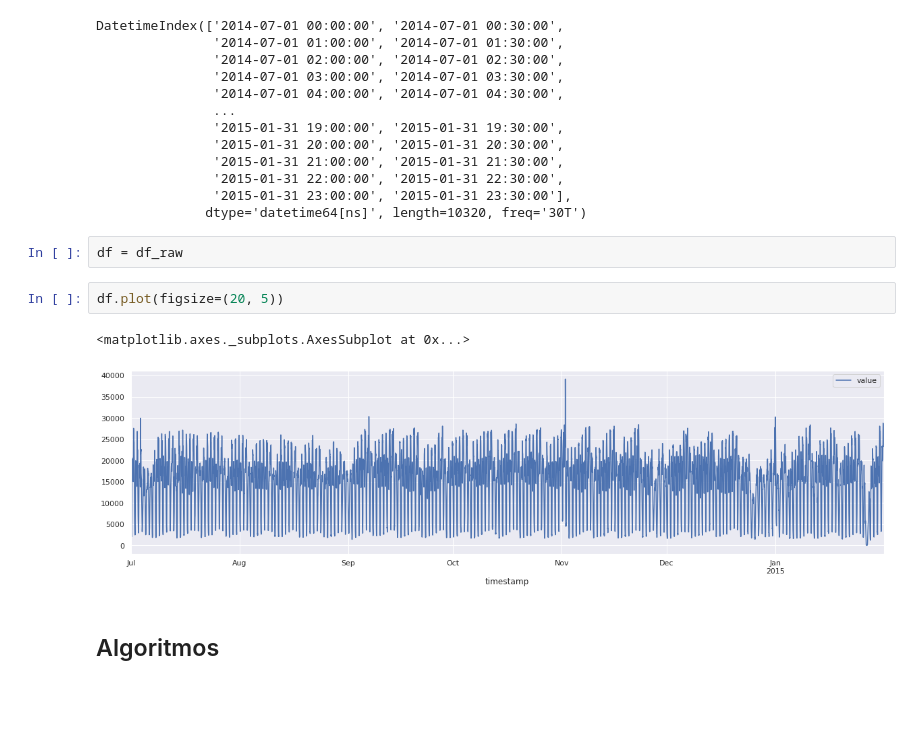
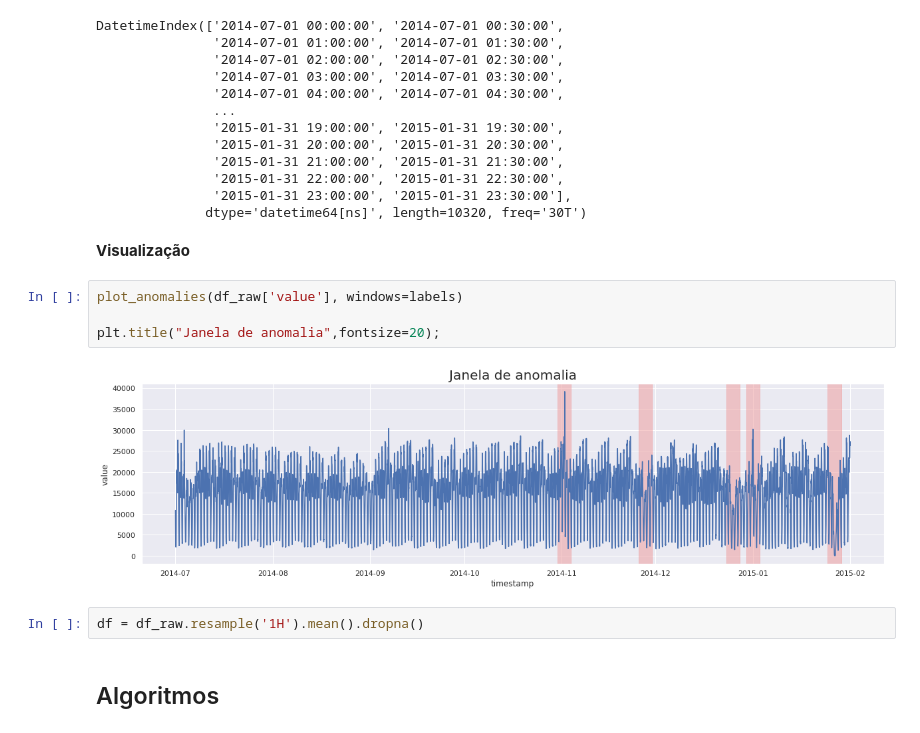
Before and after one commit to Fillipedem/Comparacao-algoritmos-de-deteccao-de-anomalias, a Jupyter notebook: 5 - NYC Taxi.ipynb, the cells around one changed output. Drawn from its saved outputs; the diff is of its cells as text; blank space fills up the shorter version.

```diff
--- a/5 - NYC Taxi.ipynb
+++ b/5 - NYC Taxi.ipynb
@@ -72,13 +71,16 @@ DatetimeIndex(['2014-07-01 00:00:00', '2014-07-01 00:30:00',
                '2015-01-31 22:00:00', '2015-01-31 22:30:00',
                '2015-01-31 23:00:00', '2015-01-31 23:30:00'],
               dtype='datetime64[ns]', length=10320, freq='30T')
+# %% [markdown]
+**Visualização**
+# %%
+plot_anomalies(df_raw['value'], windows=labels)
+
+plt.title("Janela de anomalia",fontsize=20);
+# %% [output]
+[figure, added]
 # %%
-df = df_raw
+df = df_raw.resample('1H').mean().dropna()
-# %%
-df.plot(figsize=(20, 5))
-# %% [output]
-<matplotlib.axes._subplots.AxesSubplot at 0x...>
-[figure, removed]
 # %% [markdown]
 ## Algoritmos
 # %% [markdown]
```
Also changed, not shown: parts of 24 cells of this notebook, 8 other files.
